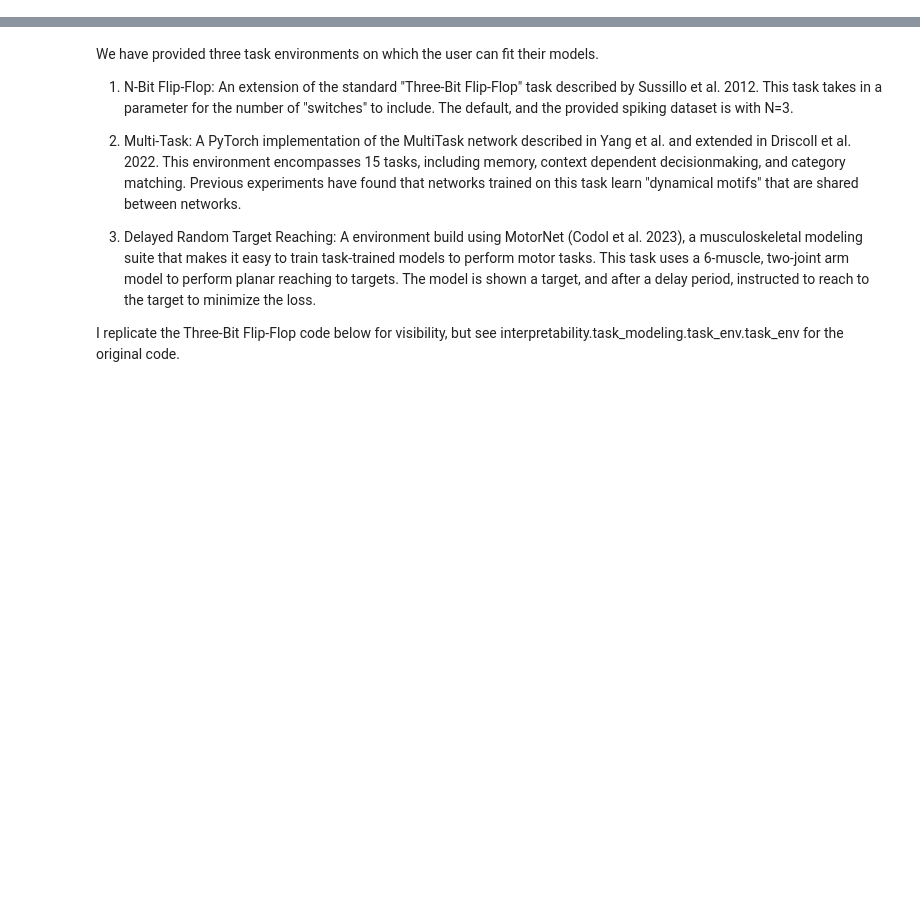
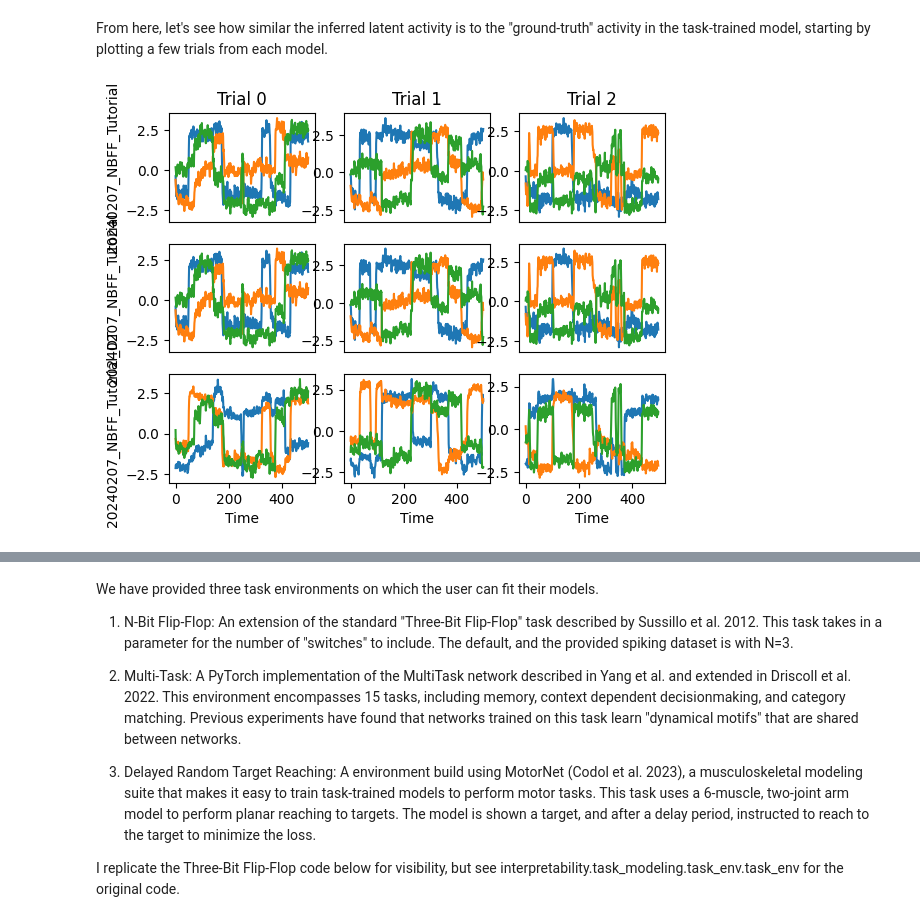
Before and after one commit to snel-repo/ComputationThruDynamicsBenchmark, a Jupyter notebook: examples/tutorial_notebook.ipynb, the cells around one changed output, grey strips where cells are left out. Saved outputs shown, nothing was run; the diff lists cells and outputs as text; code cells hidden in the pictures; blank space fills up the shorter version.

Commit message:
Tutorial Push

```diff
--- a/examples/tutorial_notebook.ipynb
+++ b/examples/tutorial_notebook.ipynb
@@ -23,0 +39,18 @@ For both users, we have provided a set of metrics and analysis tools in the Anal
+# %%
+from interpretability.comparison.analysis.tt.tt import Analysis_TT
+from interpretability.comparison.analysis.dt.dt import Analysis_DT
+import dotenv
+import os
+
+dotenv.load_dotenv()
+HOME_DIR = os.getenv("HOME_DIR")
+
+tt_run = "20240207_NBFF_Tutorial"
+dt_run = "20240207_NBFF_Tutorial_DT"
+
+tt_path = HOME_DIR + "benchmark_datasets" + os.sep + "20240207_NBFF_Tutorial" + os.sep + "latent_size=128 max_epochs=1000" + os.sep
+dt_path = HOME_DIR + "benchmark_datasets" + os.sep + "20240207_NBFF_Tutorial_DataTrained" + os.sep
+
+tt = Analysis_TT(run_name= tt_run, filepath = tt_path)
+tt_copy = Analysis_TT(run_name = tt_run, filepath = tt_path)
+dt = Analysis_DT(run_name = dt_run, filepath = dt_path)
@@ -23,0 +87,13 @@ For both users, we have provided a set of metrics and analysis tools in the Anal
+# %%
+from interpretability.comparison.comparison import Comparison
+
+comp = Comparison()
+comp.load_analysis(tt, reference_analysis = True)
+comp.load_analysis(tt_copy)
+comp.load_analysis(dt)
+# %% [markdown]
+From here, let's see how similar the inferred latent activity is to the "ground-truth" activity in the task-trained model, starting by plotting a few trials from each model.
+# %%
+comp.plot_trials(num_trials=3, num_pcs=3)
+# %% [output]
+[figure, added]
```
Also changed, not shown: parts of 20 cells of this notebook, 13 other files.
